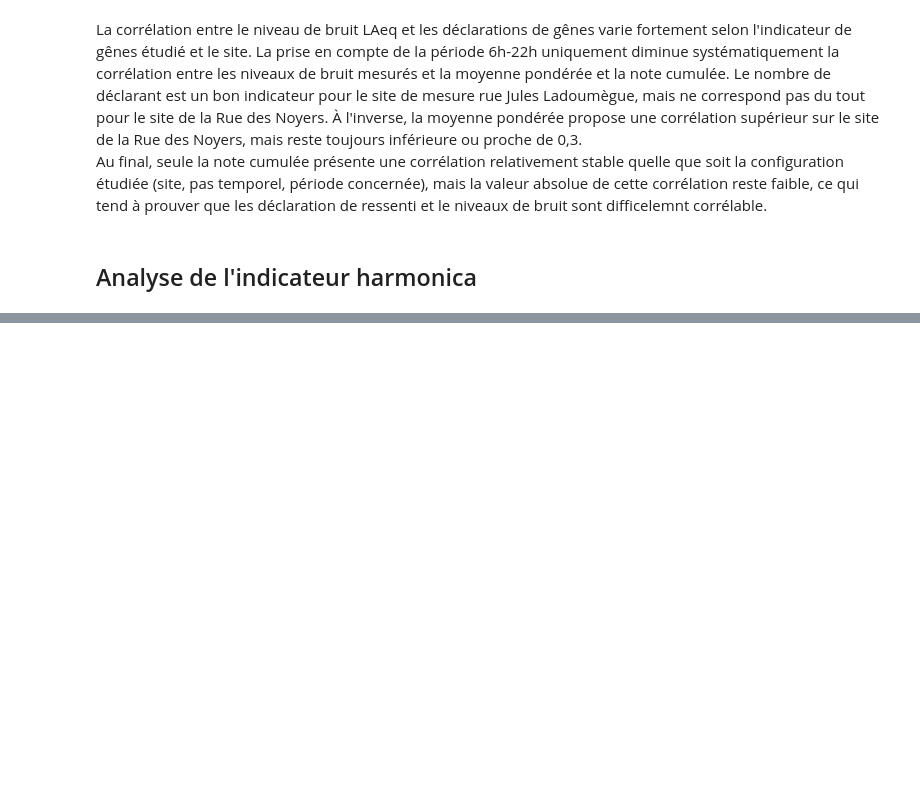
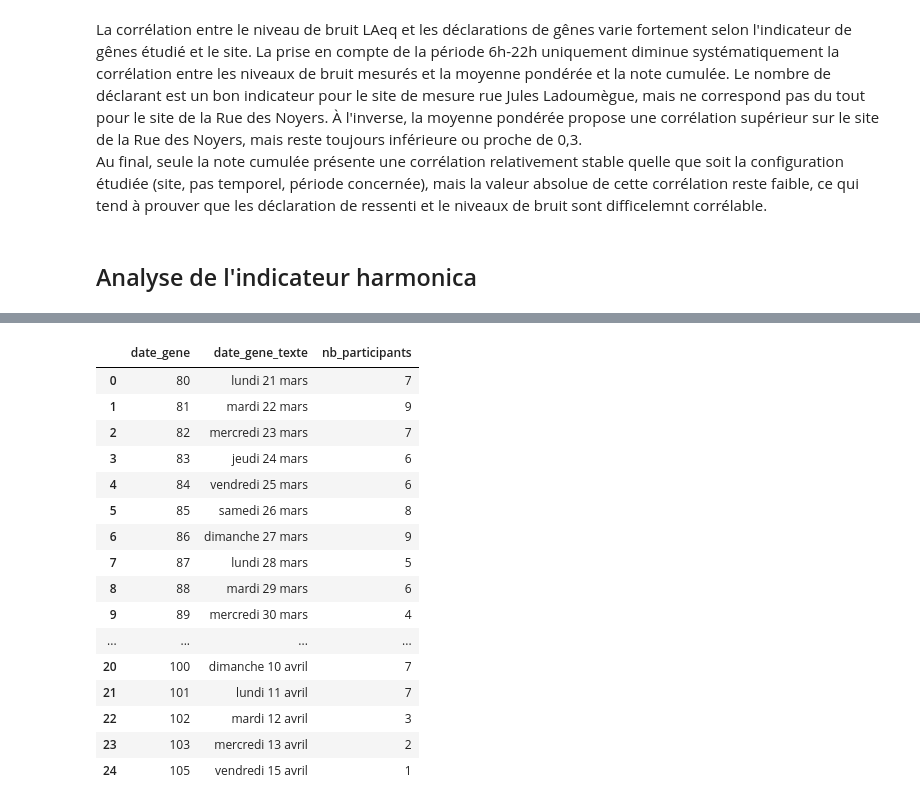
Before and after one commit to nantodevison/Ech24, a Jupyter notebook: notebooks/Analyses_mesures_test.ipynb, the cells around one changed output, grey strips where cells are left out. Saved outputs shown, nothing was run; the diff lists cells and outputs as text; code cells hidden in the pictures; blank space fills up the shorter version.

```diff
--- a/notebooks/Analyses_mesures_test.ipynb
+++ b/notebooks/Analyses_mesures_test.ipynb
@@ -2505,7 +2505,7 @@ dfBruitTraficMeteo.loc[(dfBruitTraficMeteo.date_heure.dt.hour >= 6) & (dfBruitTr
 # %% [markdown]
 # ANALYSE CROISÉE BRUIT - RESSENTI
 # %%
-site = 3
+site = 4
 # %%
 # pas temporel de 6 minutes
 # récupérationdes données de bruit
@@ -2981,3 +2980,23 @@ dfCroise1h = dfBruit1h[['date_heure', 'leq_a']].merge(dfRessenti1h[['date_heure'
     dfNbParticipantParJour1h[['date_heure', 'nb_participants']], on='date_heure', how='left'
 )
 dfCroise1h = dfCroise1h.loc[(dfCroise1h.date_heure < '2022-04-16') & (dfCroise1h.moy_pond_sur_k.notna()) & (dfCroise1h.nb_participants.notna())]
+# %%
+dfNbParticipantParJour
+# %% [output]
+|  | date_gene | date_gene_texte | nb_participants |
+| 0 | 80 | lundi 21 mars | 7 |
+| 1 | 81 | mardi 22 mars | 9 |
+| 2 | 82 | mercredi 23 mars | 7 |
+| 3 | 83 | jeudi 24 mars | 6 |
+| 4 | 84 | vendredi 25 mars | 6 |
+| 5 | 85 | samedi 26 mars | 8 |
+| 6 | 86 | dimanche 27 mars | 9 |
+| 7 | 87 | lundi 28 mars | 5 |
+| 8 | 88 | mardi 29 mars | 6 |
+| 9 | 89 | mercredi 30 mars | 4 |
+| ... | ... | ... | ... |
+| 20 | 100 | dimanche 10 avril | 7 |
+| 21 | 101 | lundi 11 avril | 7 |
+| 22 | 102 | mardi 12 avril | 3 |
+| 23 | 103 | mercredi 13 avril | 2 |
+| 24 | 105 | vendredi 15 avril | 1 |
```
Also changed, not shown: parts of 5 cells of this notebook.
